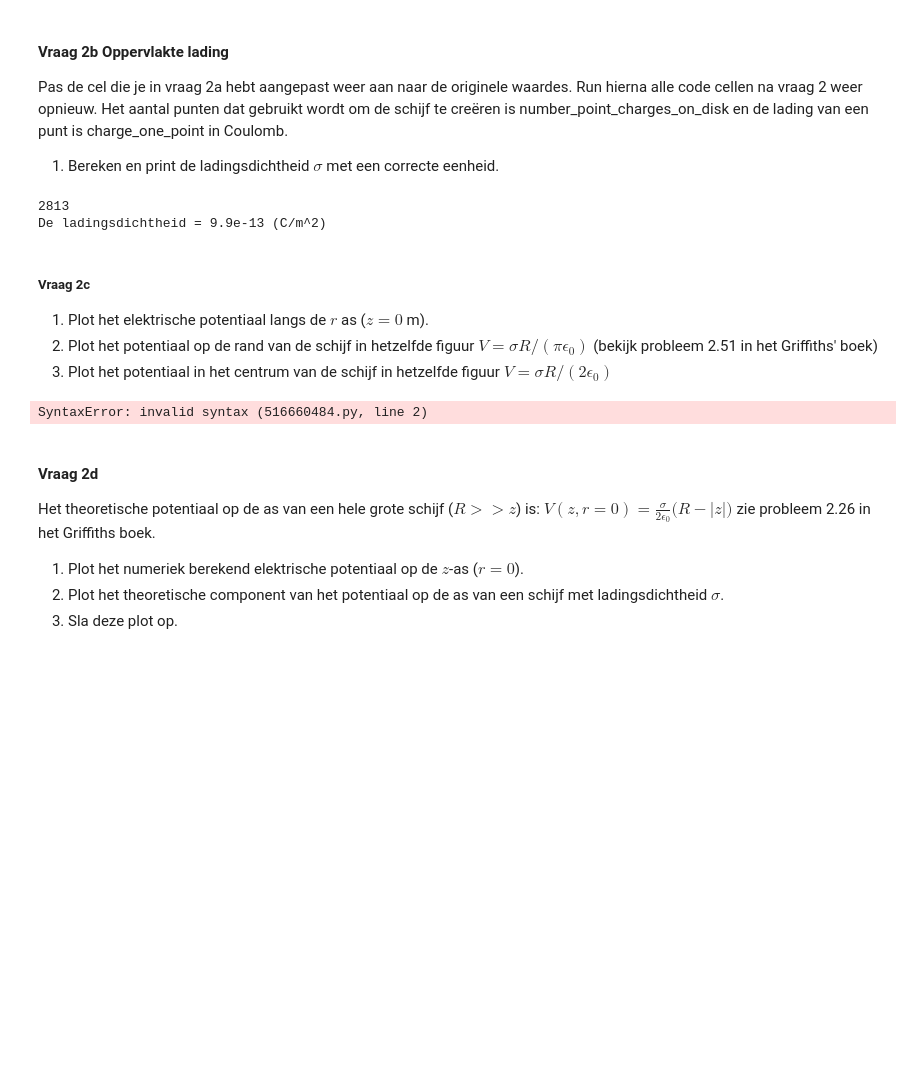
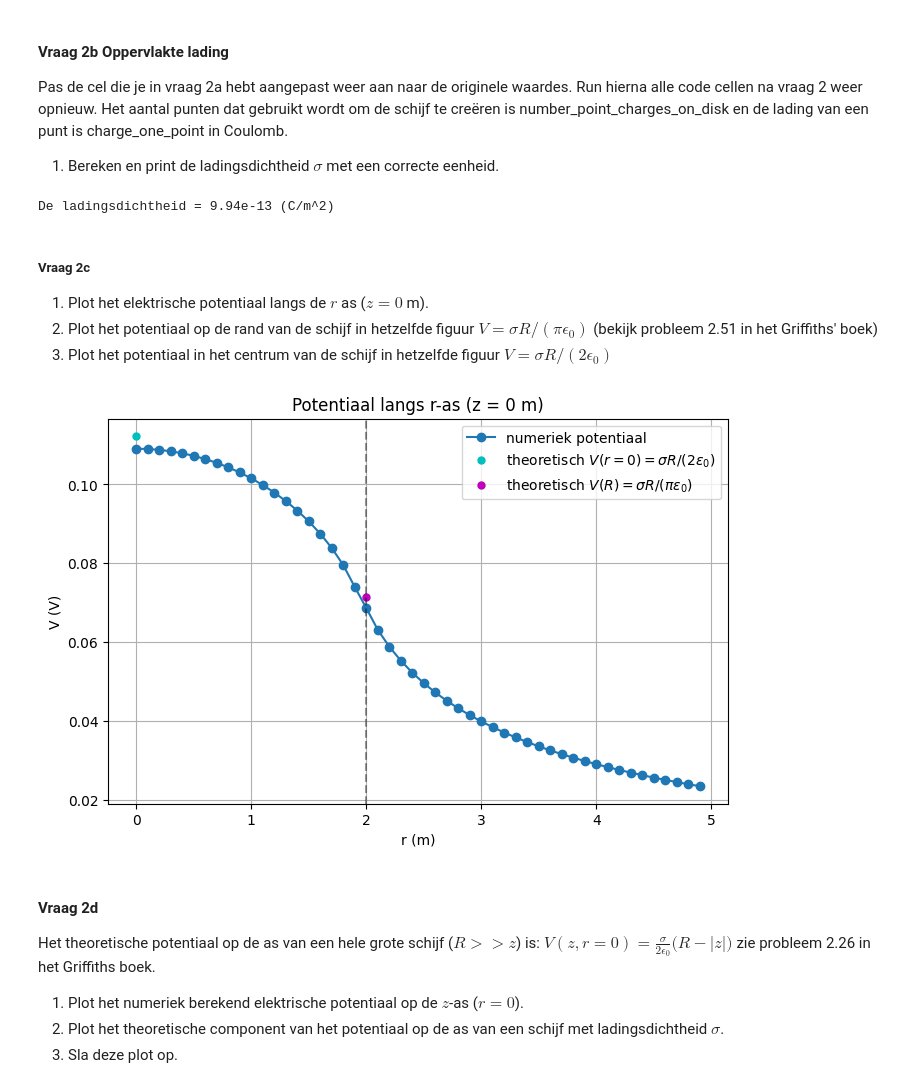
Before and after one commit to lwilt-dot/opdrachten-DEF-D, a Jupyter notebook: DigitaleOntwerpopdrachten/1CondensatorOpdracht/CondensatorOntwerpopdracht.ipynb, the cells around one changed output. Saved outputs shown, nothing was run; the diff lists cells and outputs as text; code cells hidden in the pictures; blank space fills up the shorter version.

```diff
--- a/DigitaleOntwerpopdrachten/1CondensatorOpdracht/CondensatorOntwerpopdracht.ipynb
+++ b/DigitaleOntwerpopdrachten/1CondensatorOpdracht/CondensatorOntwerpopdracht.ipynb
@@ -263,10 +263,9 @@ N = number_point_charges_on_disk
 q = charge_one_point
 
 ladingsdichtheid = N*q / (np.pi * disk_radius**2)
-print('De ladingsdichtheid =', round(ladingsdichtheid, 14),'(C/m^2)')
+print('De ladingsdichtheid =', round(ladingsdichtheid, 15),'(C/m^2)')
 # %% [output]
-2813
-De ladingsdichtheid = 9.9e-13 (C/m^2)
+De ladingsdichtheid = 9.94e-13 (C/m^2)
 # %% [markdown]
 ##### Vraag 2c
 
@@ -276,22 +275,50 @@ De ladingsdichtheid = 9.9e-13 (C/m^2)
 3. Plot het potentiaal in het centrum van de schijf in hetzelfde figuur $V = \sigma R/(2 \epsilon_0)$
 # %%
 # Vul deze code aan zodat deze vraag 2.3 beantwoord.
-idx_z_zero =
+# ...existing code...
 
-V_0 =  # potentiaal op r = 0
+idx_z_zero = np.argmin(np.abs(z))
 
-V_R =  # potentiaal op de straal van de schijf
-r_R =  # straal van de schijf
+# haal potentiaal langs z=0 op (robuuste extractie zoals eerder)
+if V.ndim != 2:
+    raise RuntimeError("V heeft niet de verwachte dimensie.")
+if V.shape[1] == z.size and V.shape[0] == r.size:
+    V_at_z0 = V[:, idx_z_zero]
+elif V.shape[0] == z.size and V.shape[1] == r.size:
+    V_at_z0 = V[idx_z_zero, :]
+else:
+    V_t = V.T
+    if V_t.shape[1] == z.size and V_t.shape[0] == r.size:
+        V_at_z0 = V_t[:, idx_z_zero]
+    else:
+        raise RuntimeError(f"Onverwachte shape van V: {V.shape}")
 
-plt.title(f"Jullie titel")
-plt.plot(r, V, "o-", label="numeriek potentiaal")
-plt.plot(0, V_0, "c.", label="theoretisch potentiaal $r$=0 m")
-plt.plot(r_R, V_R, "c.", label="theoretisch potentiaal $r$=$R$ m")
+r_vals = np.asarray(r).flatten()
+V_vals = np.asarray(V_at_z0).flatten()
+
+# bereken ladingsdichtheid en theoretische waarden
+N = number_point_charges_on_disk
+q = charge_one_point
+sigma = N * q / (np.pi * disk_radius**2)  # (C/m^2)
+
+r_R = disk_radius
+V_0 = sigma * r_R / (2 * epsilon0)        # theoretisch potentiaal in het centrum: σ R / (2 ε0)
+V_R = sigma * r_R / (np.pi * epsilon0)    # theoretisch potentiaal op rand: σ R / (π ε0)
+
+plt.figure(figsize=(8,5))
+plt.title("Potentiaal langs r-as (z = 0 m)")
+plt.plot(r_vals, V_vals, "o-", label="numeriek potentiaal")
+plt.plot(0, V_0, "c.", markersize=10, label=r"theoretisch $V(r=0)=\sigma R/(2\epsilon_0)$")
+plt.plot(r_R, V_R, "m.", markersize=10, label=r"theoretisch $V(R)=\sigma R/(\pi\epsilon_0)$")
+plt.axvline(r_R, color='k', linestyle='--', alpha=0.4)
 plt.legend()
-plt.xlabel("Een relevante eenheid")
-plt.ylabel("Een relevante eenheid")
+plt.xlabel("r (m)")
+plt.ylabel("V (V)")
+plt.grid(True)
+plt.show()
+# ...existing code...
 # %% [output]
-SyntaxError: invalid syntax (516660484.py, line 2)
+[figure, added]
 # %% [markdown]
 #### Vraag 2d
 
```
Also changed, not shown: parts of 14 cells of this notebook.
